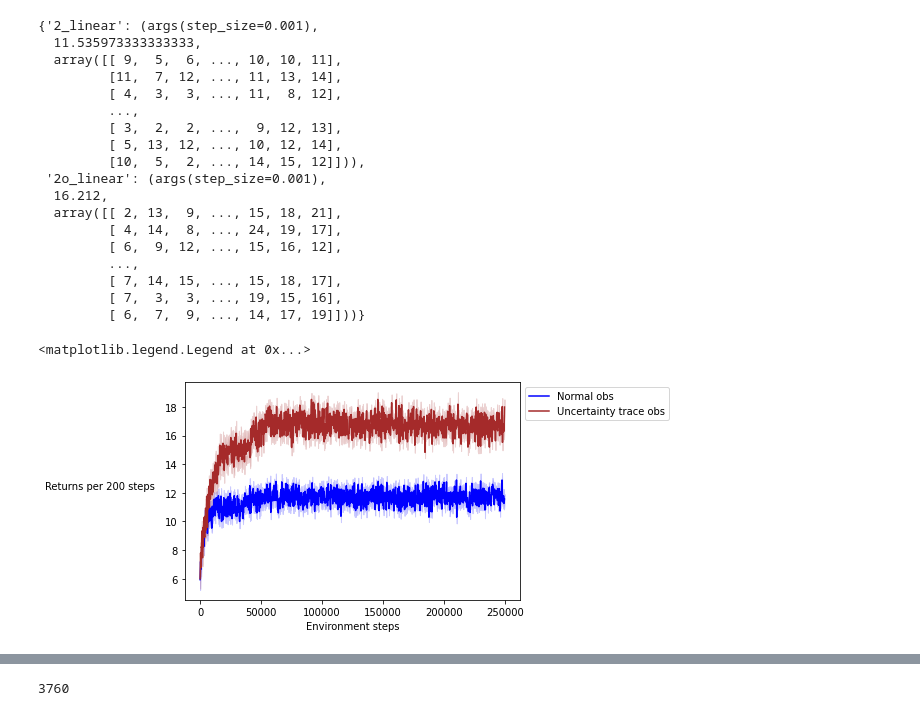
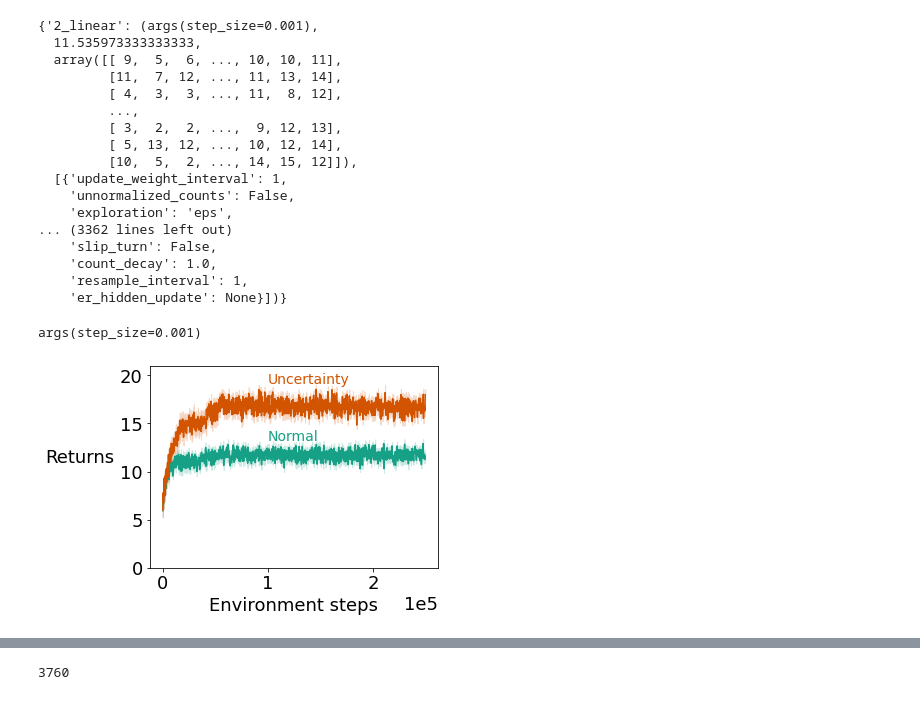
Before and after one commit to taodav/aux-inputs, a Jupyter notebook: analysis/plot_results_2.ipynb, the cells around one changed output, grey strips where cells are left out. Drawn from its saved outputs; the diff is of its cells as text; code cells hidden in the pictures.

```diff
--- a/analysis/plot_results_2.ipynb
+++ b/analysis/plot_results_2.ipynb
@@ -16,9 +18,9 @@ all_paths = {
 }
 
 plot_info = {
-    '2_linear': {'color': 'blue', 'label': 'Normal obs'},
+    '2_linear': {'color': '#16a085', 'label': 'Normal obs'},
     '2_nn': {'color': 'lightblue', 'label': 'Normal obs, nn (hidden = 5)'},
-    '2o_linear': {'color': 'brown', 'label': 'Uncertainty trace obs'},
+    '2o_linear': {'color': '#d35400', 'label': 'Uncertainty trace obs'},
     '2o_nn': {'color': 'rosybrown', 'label': 'Uncertainty trace obs, nn (hidden = 5)'}
 }
 
@@ -42,7 +44,7 @@ def process_dir(dir_path, split_by):
             all_results[hparams] = []
 
 #         all_results[hparams].append((info['episode_reward'], args))
-        all_results[hparams].append(info['episode_reward'])
+        all_results[hparams].append((args, info['episode_reward']))
 
 
 
@@ -54,16 +56,20 @@ for key, v in all_paths.items():
     processed = process_dir(v, split_by)
 
     raw_data[key] = {}
-    for hparams, rew_lst in processed.items():
-        raw_data[key][hparams] = np.stack(rew_lst)
+    for hparams, ret in processed.items():
+        rew_lst, arg_lst = [], []
+        for r in ret:
+            rew_lst.append(r[1])
+            arg_lst.append(r[0])
+        raw_data[key][hparams] = {'rewards': np.stack(rew_lst), 'args': arg_lst}
 # %%
 # Here we get our best hparams
 all_best = {}
 for key, res in raw_data.items():
     stats_list = []
-    for args, rew in res.items():
+    for args, rew_dict in res.items():
         # we take mean over both time and seeds
-        stats_list.append((args, rew.mean(), rew))
+        stats_list.append((args, rew_dict['rewards'].mean(), rew_dict['rewards'], rew_dict['args']))
     all_best[key] = sorted(stats_list, key=lambda x: x[1])[-1]
 all_best
 # %% [output]
@@ -75,41 +81,54 @@ all_best
          ...,
          [ 3,  2,  2, ...,  9, 12, 13],
          [ 5, 13, 12, ..., 10, 12, 14],
-         [10,  5,  2, ..., 14, 15, 12]])),
- '2o_linear': (args(step_size=0.001),
-  16.212,
-  array([[ 2, 13,  9, ..., 15, 18, 21],
-         [ 4, 14,  8, ..., 24, 19, 17],
-         [ 6,  9, 12, ..., 15, 16, 12],
-         ...,
-         [ 7, 14, 15, ..., 15, 18, 17],
-         [ 7,  3,  3, ..., 19, 15, 16],
-         [ 6,  7,  9, ..., 14, 17, 19]]))}
+         [10,  5,  2, ..., 14, 15, 12]]),
+  [{'update_weight_interval': 1,
+    'unnormalized_counts': False,
+    'exploration': 'eps',
+... (3362 lines left out)
+    'slip_turn': False,
+    'count_decay': 1.0,
+    'resample_interval': 1,
+    'er_hidden_update': None}])}
+# %%
+all_best['2_linear'][0]
+# %% [output]
+args(step_size=0.001)
 # %%
 fig, ax = plt.figure(), plt.axes()
 steps_per_eps = 200
 
+lobster_results_path = Path(ROOT_DIR, 'results', 'lobster_results_090322.pdf')
+
 
 for k, v in all_best.items():
-    data = v[-1]
+    data = v[2]
     key = plot_info[k]['label']
     color = plot_info[k]['color']
     x = np.arange(data.shape[1]) * steps_per_eps
 
     means = data.mean(axis=0)
     std_err = data.std(axis=0) / np.sqrt(data.shape[0])
 
     ax.plot(x, means, label=key, color=color)
     plt.fill_between(x, means - std_err, means + std_err,
                          color=color, alpha=0.2)
+ax.set_ylim(0, 21)
 
 ax.set_xlabel('Environment steps')
-ax.set_ylabel(f"Returns per {steps_per_eps} steps", rotation=0, labelpad=65)
+ax.set_ylabel(f"Returns", rotation=0, labelpad=40)
+plt.text(1e5, 13.2, "Normal", color=plot_info['2_linear']['color'], fontdict=dict(size=14))
+plt.text(1e5, 19.1, "Uncertainty", color=plot_info['2o_linear']['color'], fontdict=dict(size=14))
+
+
+plt.ticklabel_format(axis="x", style="sci", scilimits=(0,0))
+plt.tight_layout()
+
+plt.savefig(lobster_results_path, bbox_inches='tight')
 # ax.set_title(f'Lobster fishing returns over environment steps')
-plt.legend(bbox_to_anchor=(1.00, 1), loc='upper left')
+# plt.legend(bbox_to_anchor=(1.00, 1), loc='upper left')
 # %% [output]
-<matplotlib.legend.Legend at 0x...>
-[figure, old version]
+[figure, new version]
 # %%
 fig, ax = plt.figure(), plt.axes()
 steps_per_eps = 200
```
Also changed, not shown: parts of 3 cells of this notebook, 29 other files.
